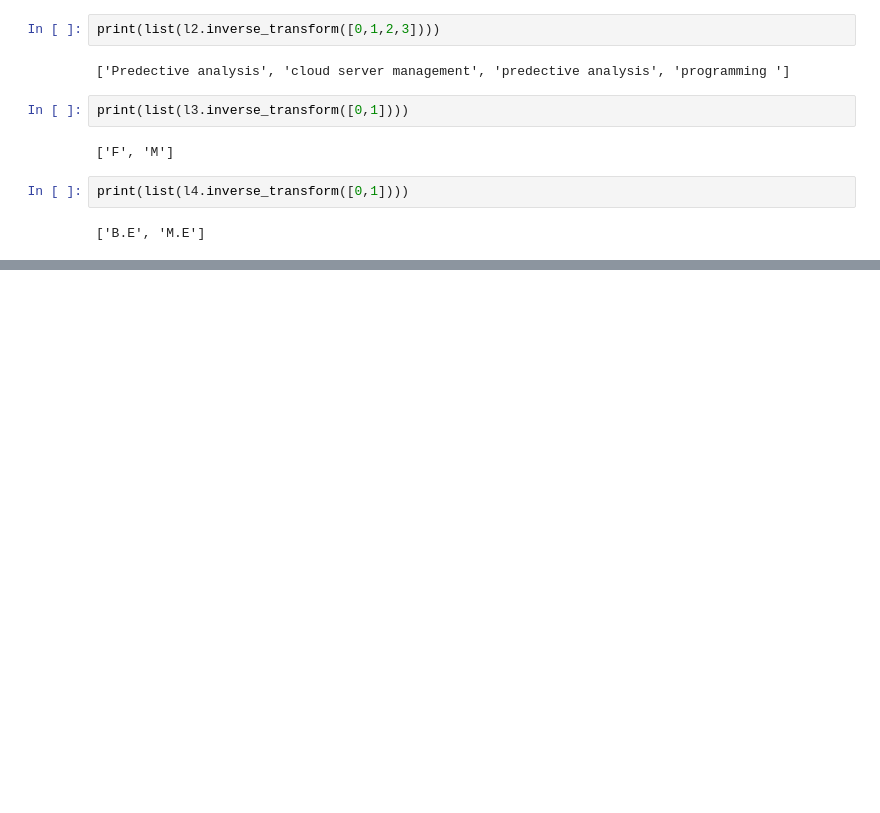
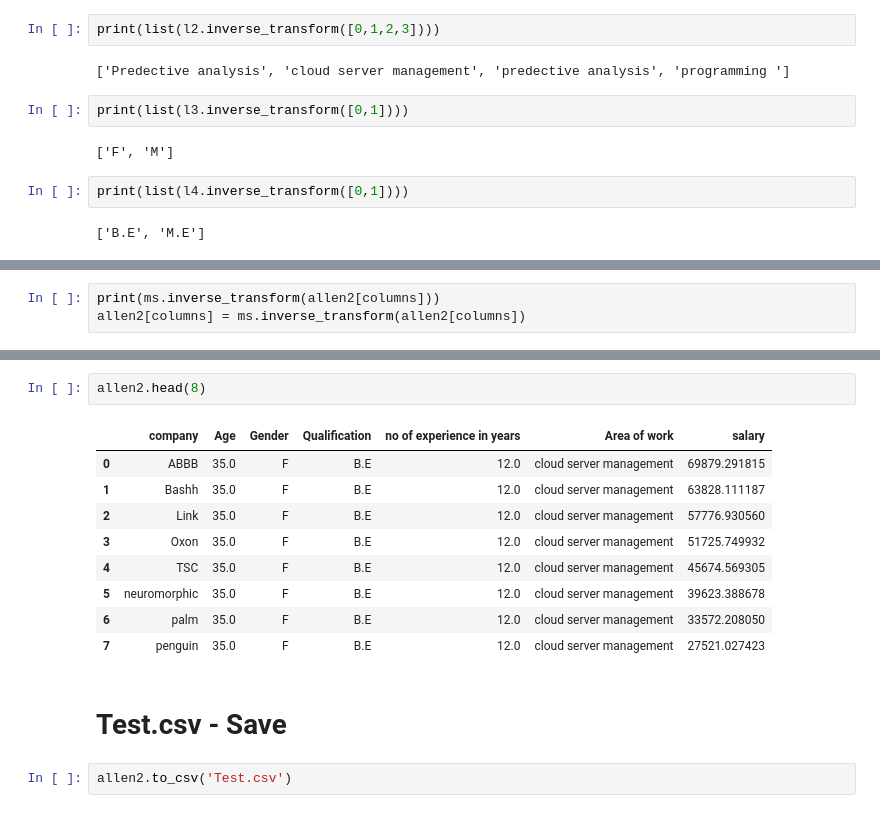
Before and after one commit to abphilip-vit/College8, a Jupyter notebook: T4/T4.ipynb, the cells around one changed output, grey strips where cells are left out. Cells and saved outputs as stored; diff of their text form; blank space fills up the shorter version.

```diff
--- a/T4/T4.ipynb
+++ b/T4/T4.ipynb
@@ -131,0 +279,3 @@ print(list(l4.inverse_transform([0,1])))
+# %%
+print(ms.inverse_transform(allen2[columns]))
+allen2[columns] = ms.inverse_transform(allen2[columns])
@@ -131,0 +291,16 @@ print(list(l4.inverse_transform([0,1])))
+# %%
+allen2.head(8)
+# %% [output]
+|  | company | Age | Gender | Qualification | no of experience in years | Area of work | salary |
+| 0 | ABBB | 35.0 | F | B.E | 12.0 | cloud server management | 69879.291815 |
+| 1 | Bashh | 35.0 | F | B.E | 12.0 | cloud server management | 63828.111187 |
+| 2 | Link | 35.0 | F | B.E | 12.0 | cloud server management | 57776.930560 |
+| 3 | Oxon | 35.0 | F | B.E | 12.0 | cloud server management | 51725.749932 |
+| 4 | TSC | 35.0 | F | B.E | 12.0 | cloud server management | 45674.569305 |
+| 5 | neuromorphic | 35.0 | F | B.E | 12.0 | cloud server management | 39623.388678 |
+| 6 | palm | 35.0 | F | B.E | 12.0 | cloud server management | 33572.208050 |
+| 7 | penguin | 35.0 | F | B.E | 12.0 | cloud server management | 27521.027423 |
+# %% [markdown]
+# Test.csv - Save
+# %%
+allen2.to_csv('Test.csv')
```
Also changed, not shown: parts of 33 cells of this notebook.
